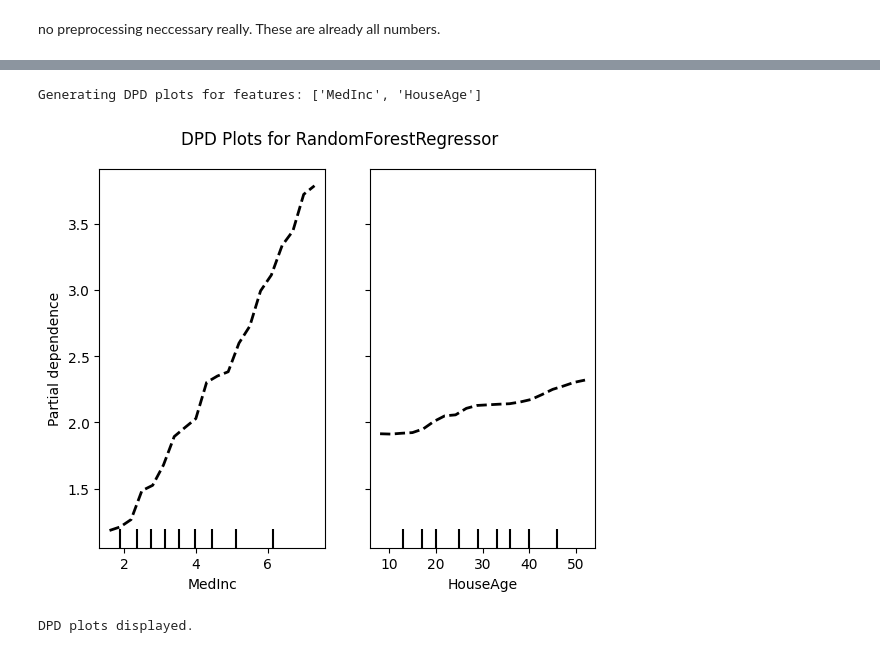
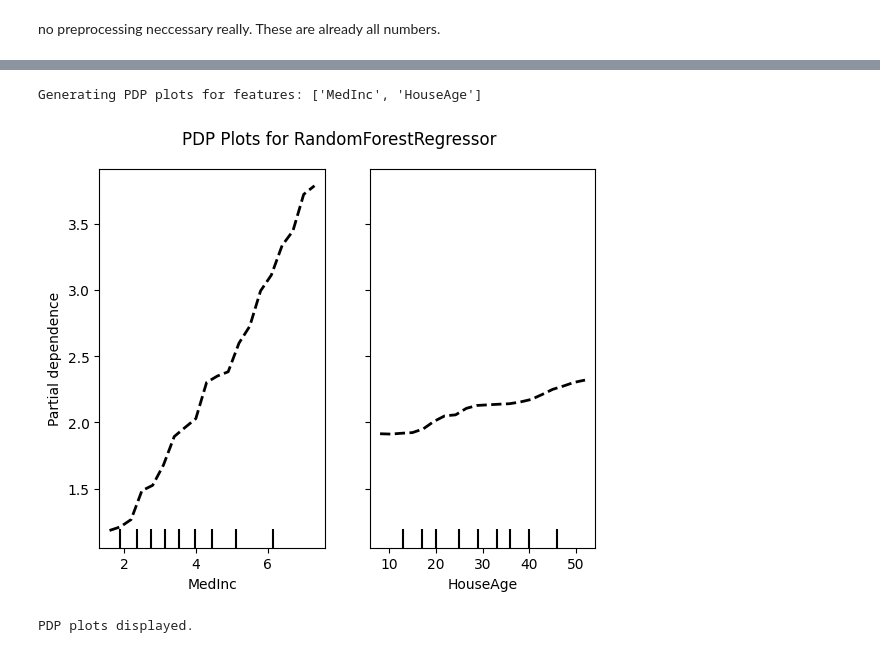
Before and after one commit to timkoehne/AML, a Jupyter notebook: Ex9.PDP.and.ICE.ipynb, the cells around one changed output, grey strips where cells are left out. Saved outputs shown, nothing was run; the diff lists cells and outputs as text; code cells hidden in the pictures.

```diff
--- a/Ex9.PDP.and.ICE.ipynb
+++ b/Ex9.PDP.and.ICE.ipynb
@@ -328,28 +330,28 @@ RandomForestRegressor(max_depth=10, n_jobs=-1, random_state=42)
 # %%
 features_to_plot = ['MedInc', 'HouseAge']
-print(f"Generating DPD plots for features: {features_to_plot}")
+print(f"Generating PDP plots for features: {features_to_plot}")
 
 display = PartialDependenceDisplay.from_estimator(
     estimator=model,
     X=X,
     features=features_to_plot,
     feature_names=feature_names,
     kind='average',
     n_jobs=-1,
     grid_resolution=20,
     n_cols=2,
     ice_lines_kw={"color": "tab:blue", "alpha": 0.2, "linewidth": 0.5},
     pd_line_kw={"color": "black", "linestyle": "--", "linewidth": 2}
 )
 
-display.figure_.suptitle("DPD Plots for RandomForestRegressor")
+display.figure_.suptitle("PDP Plots for RandomForestRegressor")
 plt.subplots_adjust(top=0.9)
 plt.show()
-print("DPD plots displayed.")
+print("PDP plots displayed.")
 # %% [output]
-Generating DPD plots for features: ['MedInc', 'HouseAge']
+Generating PDP plots for features: ['MedInc', 'HouseAge']
-[figure, old version]
+[figure, new version]
-DPD plots displayed.
+PDP plots displayed.
 # %%
 features_to_plot = ['MedInc', 'HouseAge']
 print(f"Generating ICE plots for features: {features_to_plot}")
```
Also changed, not shown: parts of 4 cells of this notebook, 1 other file.
